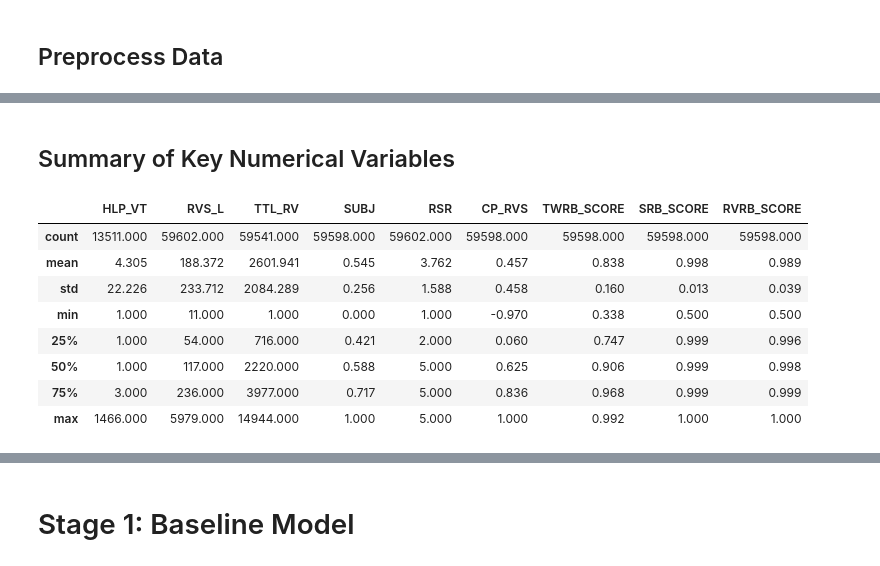
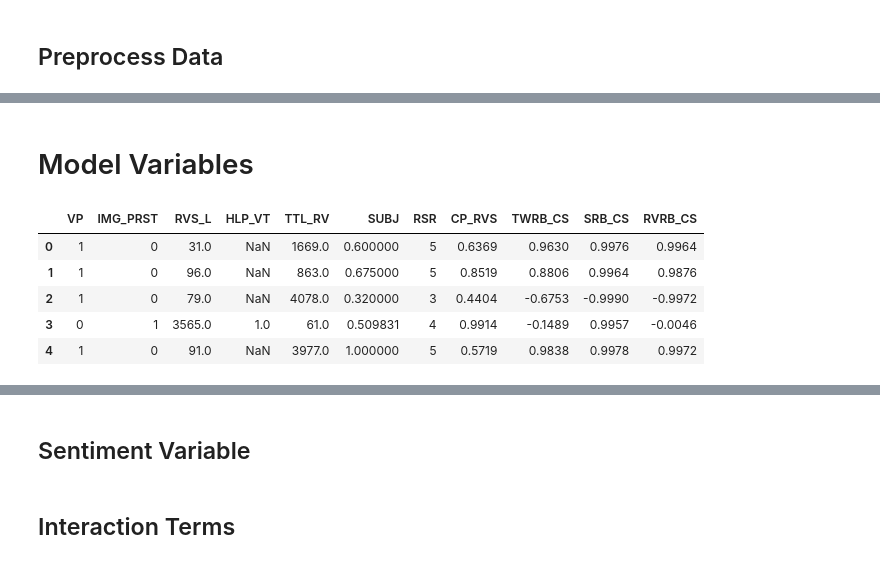
Before and after one commit to FBDjnr/rating_distribution, a Jupyter notebook: python_codes/hlm_analyses.ipynb, the cells around one changed output, grey strips where cells are left out. Drawn from its saved outputs; the diff is of its cells as text; code cells hidden in the pictures.

```diff
--- a/python_codes/hlm_analyses.ipynb
+++ b/python_codes/hlm_analyses.ipynb
@@ -28,6 +60,7 @@ toaster_sentiment_df.info()
 # %% [markdown]
 ## Preprocess Data
 # %%
+# Convert review date to datetime and extract quarter
 toaster_sentiment_df["RV_DT"] = pd.to_datetime(toaster_sentiment_df["RV_DT"], errors="coerce")
-
-display(toaster_sentiment_df["RV_DT"].dt.to_period("Q"))
+toaster_sentiment_df["RV_QTR"] = toaster_sentiment_df["RV_DT"].dt.to_period("Q")
+display(toaster_sentiment_df[["RV_DT", "RV_QTR"]].head())
@@ -44,39 +74,24 @@ Index(['ASIN', 'P_TITLE', 'OP', 'DP', 'SP', 'FS', 'PRA_4.5', 'P_RTG',
 # %%
-# Coerce Review_Date to datetime
-toaster_sentiment_df["RV_DT"] = pd.to_datetime(toaster_sentiment_df["RV_DT"], errors="coerce")
-
 # Coerce numeric columns to numeric
 num_cols = [
     "OP", "DP", "SP", "FS", "PRA_4.5", "P_RTG", "RTG_P_NO",
-    "RSR", "VP", "HLP_VT", "IMG_PRST", "TTL_RV", "RVS_L", "RV_TRANS",
+    "RSR", "VP", "HLP_VT", "IMG_PRST", "TTL_RV", "RVS_L",
     "SUBJ", "CP_RVS", "TWRB_SCORE", "SRB_SCORE", "RVRB_SCORE"]
 
 for col in num_cols:
     toaster_sentiment_df[col] = pd.to_numeric(toaster_sentiment_df[col], errors="coerce")
-# %%
-# Remove missing RVS / RSR values
-toaster_sentiment_df = toaster_sentiment_df.dropna(subset=["RVS", "RSR"])
-
-# Remove short reviews (less than 10 characters)
-toaster_sentiment_df = toaster_sentiment_df[toaster_sentiment_df["RVS_L"] > 10].copy()
-
-# Remove products with less than 3 reviews
-toaster_sentiment_df = toaster_sentiment_df.groupby("ASIN").filter(lambda x: len(x) >= 3)
-# %%
-# Create quarter variables
-toaster_sentiment_df["quarter"] = toaster_sentiment_df["RV_DT"].dt.to_period("Q")
-# %% [markdown]
-## Summary of Key Numerical Variables
+# %% [markdown]
+# Model Variables
 # %%
+# Display key variables
+display(toaster_sentiment_df[["VP", "IMG_PRST", "RVS_L", "HLP_VT", "TTL_RV", "SUBJ", "RSR", "CP_RVS", "TWRB_CS", "SRB_CS", "RVRB_CS"]].head())
 
-display(toaster_sentiment_df[["HLP_VT", "RVS_L", "TTL_RV", "SUBJ", "RSR", "CP_RVS", "TWRB_SCORE", "SRB_SCORE", "RVRB_SCORE"]].describe().round(3))
+# Summary of key variables
+display(toaster_sentiment_df[["VP", "IMG_PRST", "RVS_L", "HLP_VT", "TTL_RV", "SUBJ", "RSR", "CP_RVS", "TWRB_CS", "SRB_CS", "RVRB_CS"]].describe().round(3))
 # %% [output]
-|  | HLP_VT | RVS_L | TTL_RV | SUBJ | RSR | CP_RVS | TWRB_SCORE | SRB_SCORE | RVRB_SCORE |
-| count | 13511.000 | 59602.000 | 59541.000 | 59598.000 | 59602.000 | 59598.000 | 59598.000 | 59598.000 | 59598.000 |
-| mean | 4.305 | 188.372 | 2601.941 | 0.545 | 3.762 | 0.457 | 0.838 | 0.998 | 0.989 |
-| std | 22.226 | 233.712 | 2084.289 | 0.256 | 1.588 | 0.458 | 0.160 | 0.013 | 0.039 |
-| min | 1.000 | 11.000 | 1.000 | 0.000 | 1.000 | -0.970 | 0.338 | 0.500 | 0.500 |
-| 25% | 1.000 | 54.000 | 716.000 | 0.421 | 2.000 | 0.060 | 0.747 | 0.999 | 0.996 |
-| 50% | 1.000 | 117.000 | 2220.000 | 0.588 | 5.000 | 0.625 | 0.906 | 0.999 | 0.998 |
-| 75% | 3.000 | 236.000 | 3977.000 | 0.717 | 5.000 | 0.836 | 0.968 | 0.999 | 0.999 |
-| max | 1466.000 | 5979.000 | 14944.000 | 1.000 | 5.000 | 1.000 | 0.992 | 1.000 | 1.000 |
+|  | VP | IMG_PRST | RVS_L | HLP_VT | TTL_RV | SUBJ | RSR | CP_RVS | TWRB_CS | SRB_CS | RVRB_CS |
+| 0 | 1 | 0 | 31.0 | NaN | 1669.0 | 0.600000 | 5 | 0.6369 | 0.9630 | 0.9976 | 0.9964 |
+| 1 | 1 | 0 | 96.0 | NaN | 863.0 | 0.675000 | 5 | 0.8519 | 0.8806 | 0.9964 | 0.9876 |
+| 2 | 1 | 0 | 79.0 | NaN | 4078.0 | 0.320000 | 3 | 0.4404 | -0.6753 | -0.9990 | -0.9972 |
+| 3 | 0 | 1 | 3565.0 | 1.0 | 61.0 | 0.509831 | 4 | 0.9914 | -0.1489 | 0.9957 | -0.0046 |
+| 4 | 1 | 0 | 91.0 | NaN | 3977.0 | 1.000000 | 5 | 0.5719 | 0.9838 | 0.9978 | 0.9972 |
@@ -83,4 +107,4 @@ display(toaster_sentiment_df[["HLP_VT", "RVS_L", "TTL_RV", "SUBJ", "RSR", "CP_RV
-# %% [markdown]
-# Stage 1: Baseline Model
+# %% [markdown]
+## Sentiment Variable
 # %%
 # Choose a sentiment variable from the multiple sentiment measures available.
@@ -88,0 +121,2 @@ toaster_sentiment_df["sentiment"] = toaster_sentiment_df[sentiment_var]
+# %% [markdown]
+## Interaction Terms
```
Also changed, not shown: parts of 22 cells of this notebook, 12 other files.
